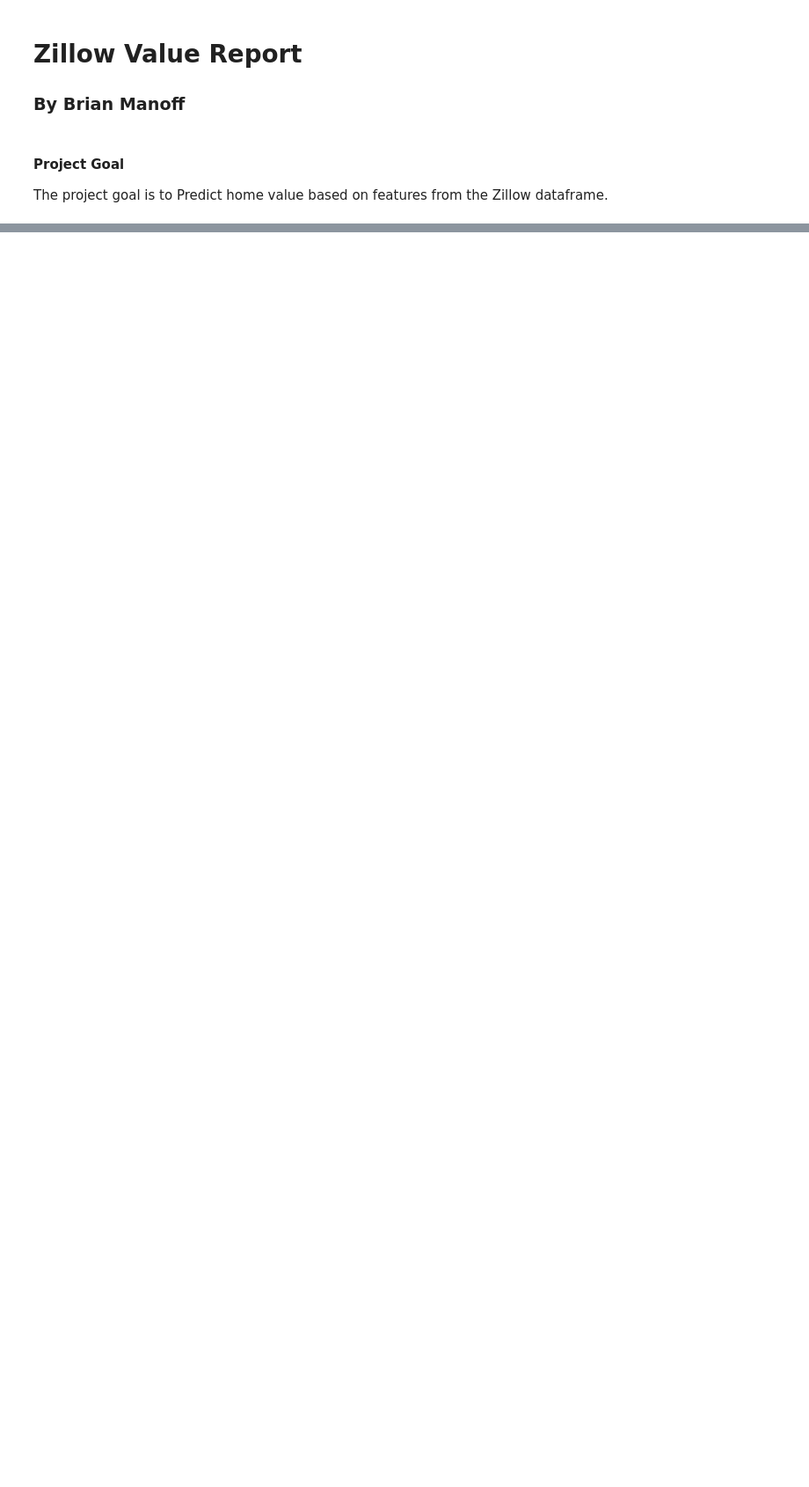
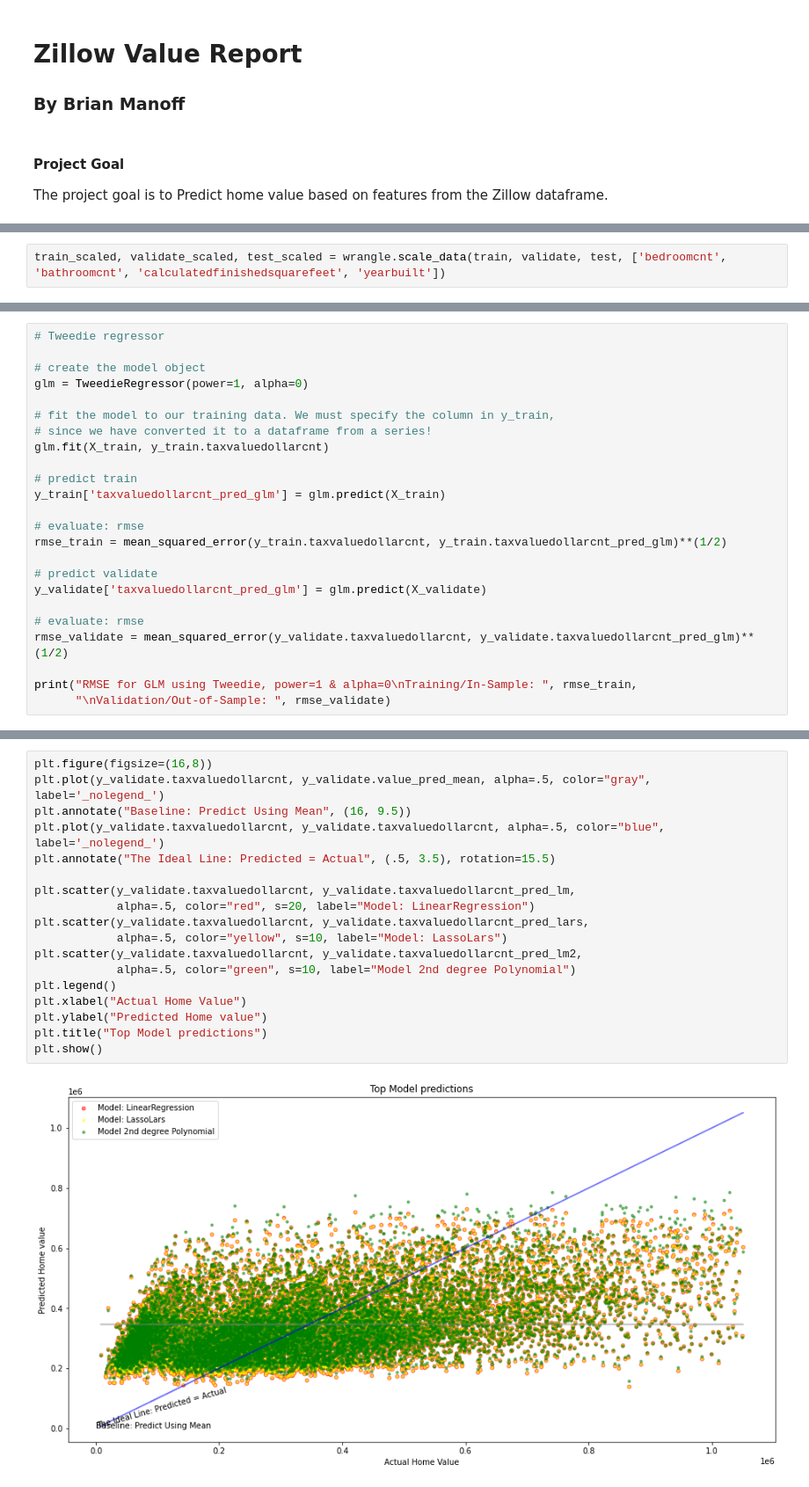
Before and after one commit to BManoff/regression-project, a Jupyter notebook: final_report.ipynb, the cells around one changed output, grey strips where cells are left out. Shown at 88% size. Saved outputs shown, nothing was run; the diff lists cells and outputs as text; blank space fills up the shorter version.

```diff
--- a/final_report.ipynb
+++ b/final_report.ipynb
@@ -29,0 +159,2 @@ Home value and housing estimates are a comtroversial subject. It is important to
+# %%
+train_scaled, validate_scaled, test_scaled = wrangle.scale_data(train, validate, test, ['bedroomcnt', 'bathroomcnt', 'calculatedfinishedsquarefeet', 'yearbuilt'])
@@ -29,0 +282,24 @@ Home value and housing estimates are a comtroversial subject. It is important to
+# %%
+# Tweedie regressor
+
+# create the model object
+glm = TweedieRegressor(power=1, alpha=0)
+
+# fit the model to our training data. We must specify the column in y_train,
+# since we have converted it to a dataframe from a series!
+glm.fit(X_train, y_train.taxvaluedollarcnt)
+
+# predict train
+y_train['taxvaluedollarcnt_pred_glm'] = glm.predict(X_train)
+
+# evaluate: rmse
+rmse_train = mean_squared_error(y_train.taxvaluedollarcnt, y_train.taxvaluedollarcnt_pred_glm)**(1/2)
+
+# predict validate
+y_validate['taxvaluedollarcnt_pred_glm'] = glm.predict(X_validate)
+
+# evaluate: rmse
+rmse_validate = mean_squared_error(y_validate.taxvaluedollarcnt, y_validate.taxvaluedollarcnt_pred_glm)**(1/2)
+
+print("RMSE for GLM using Tweedie, power=1 & alpha=0\nTraining/In-Sample: ", rmse_train,
+      "\nValidation/Out-of-Sample: ", rmse_validate)
@@ -29,0 +352,20 @@ Home value and housing estimates are a comtroversial subject. It is important to
+# %%
+plt.figure(figsize=(16,8))
+plt.plot(y_validate.taxvaluedollarcnt, y_validate.value_pred_mean, alpha=.5, color="gray", label='_nolegend_')
+plt.annotate("Baseline: Predict Using Mean", (16, 9.5))
+plt.plot(y_validate.taxvaluedollarcnt, y_validate.taxvaluedollarcnt, alpha=.5, color="blue", label='_nolegend_')
+plt.annotate("The Ideal Line: Predicted = Actual", (.5, 3.5), rotation=15.5)
+
+plt.scatter(y_validate.taxvaluedollarcnt, y_validate.taxvaluedollarcnt_pred_lm,
+            alpha=.5, color="red", s=20, label="Model: LinearRegression")
+plt.scatter(y_validate.taxvaluedollarcnt, y_validate.taxvaluedollarcnt_pred_lars,
+            alpha=.5, color="yellow", s=10, label="Model: LassoLars")
+plt.scatter(y_validate.taxvaluedollarcnt, y_validate.taxvaluedollarcnt_pred_lm2,
+            alpha=.5, color="green", s=10, label="Model 2nd degree Polynomial")
+plt.legend()
+plt.xlabel("Actual Home Value")
+plt.ylabel("Predicted Home value")
+plt.title("Top Model predictions")
+plt.show()
+# %% [output]
+[figure, added]
```
Also changed, not shown: parts of 42 cells of this notebook, 3 other files.
